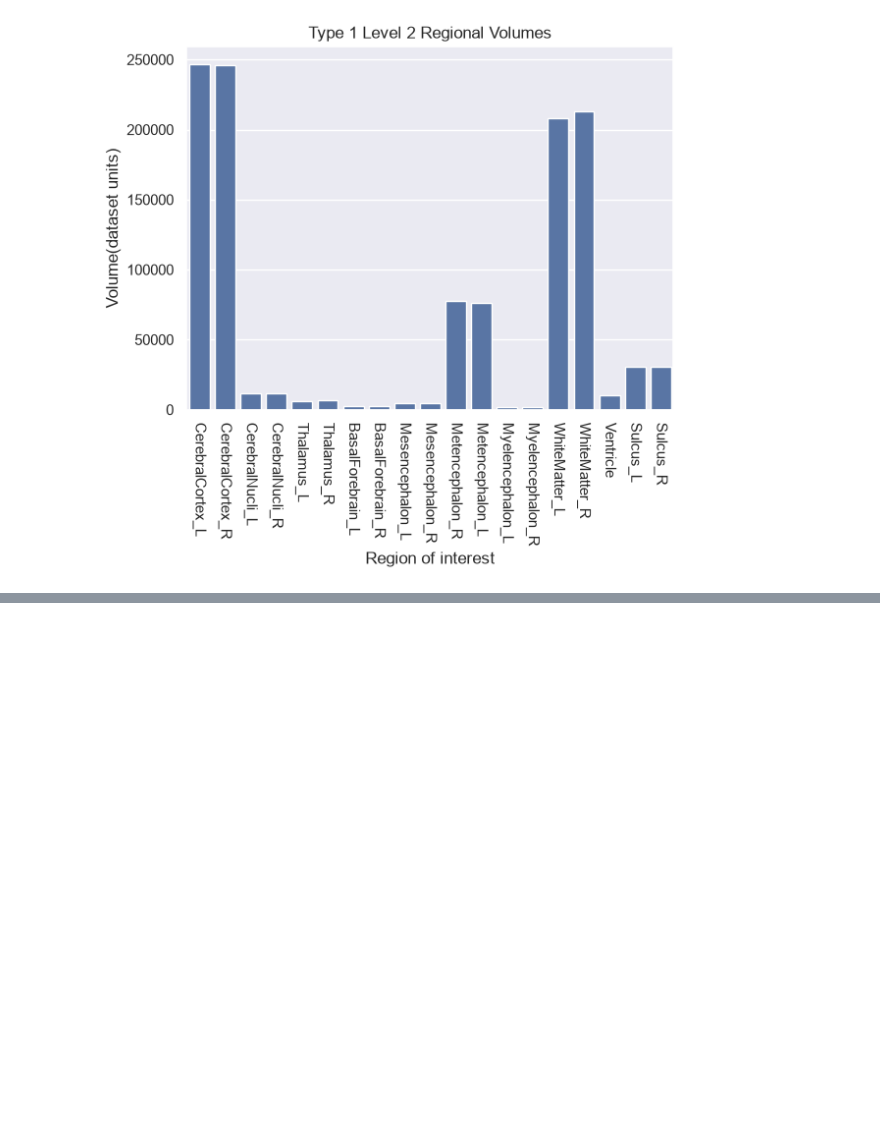
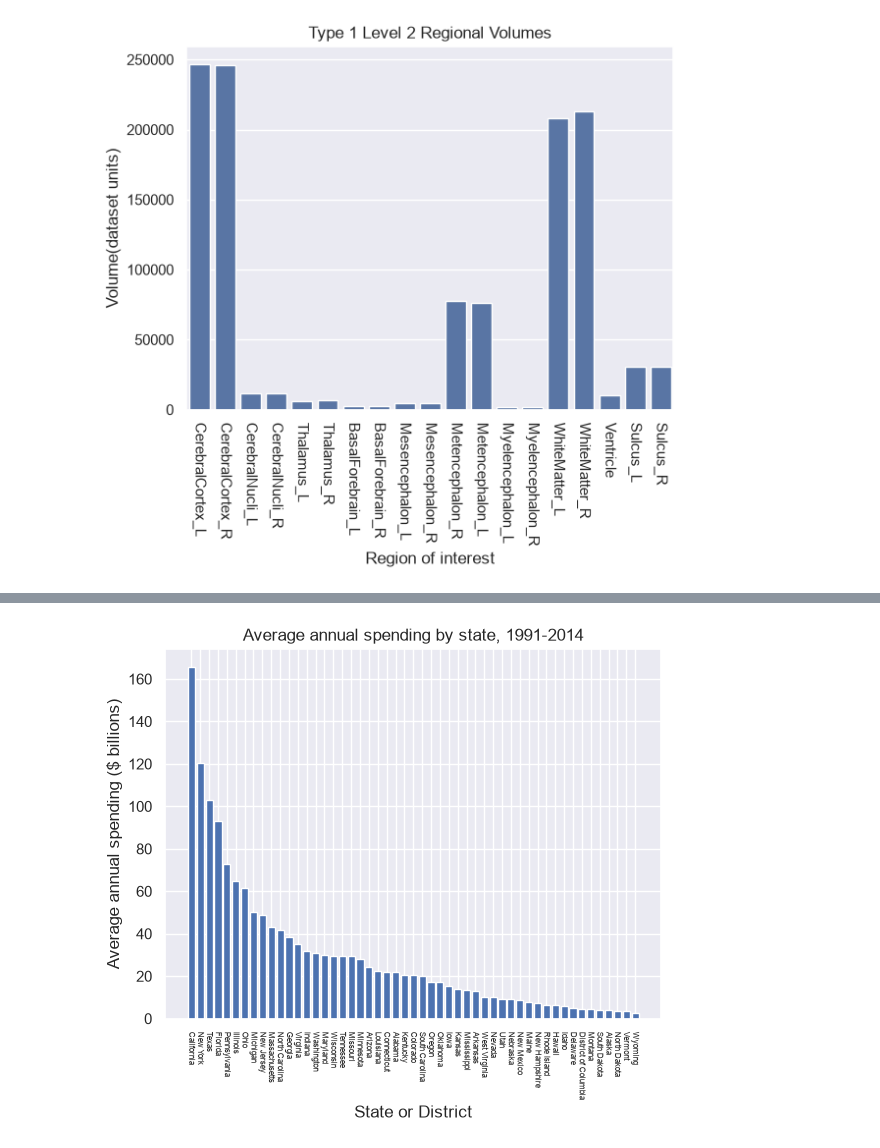
Before and after one commit to johnsonwu-coding/python-homework-3, a Jupyter notebook: hw3.ipynb, the cells around one changed output, grey strips where cells are left out. Saved outputs shown, nothing was run; the diff lists cells and outputs as text; code cells hidden in the pictures; blank space fills up the shorter version.

```diff
--- a/hw3.ipynb
+++ b/hw3.ipynb
@@ -66,0 +157,12 @@ Text(0.5, 1.0, 'Type 1 Level 2 Regional Volumes')
+# %%
+average_spending=state_spending.mean(axis=1).sort_values(ascending=False)
+#create the average spending (annual) per state (row) and make the order of the row by desceding values from largest to smallest
+plt.bar(x=average_spending.index, height=average_spending/1000) #can also omit the x= and height= will automatically assign, unless otherwise specified
+# x is the state name on x-axis, height is the y-value the average annual spending of corresponding state
+plt.xticks(rotation=-90, fontsize=6) #make the state name turn -90 degree (90 degree clockwise)
+plt.xlabel("State or District")
+plt.ylabel("Average annual spending ($ billions)")
+plt.title("Average annual spending by state, 1991-2014")
+plt.show()
+# %% [output]
+[figure, added]
```
Also changed, not shown: parts of 7 cells of this notebook.
